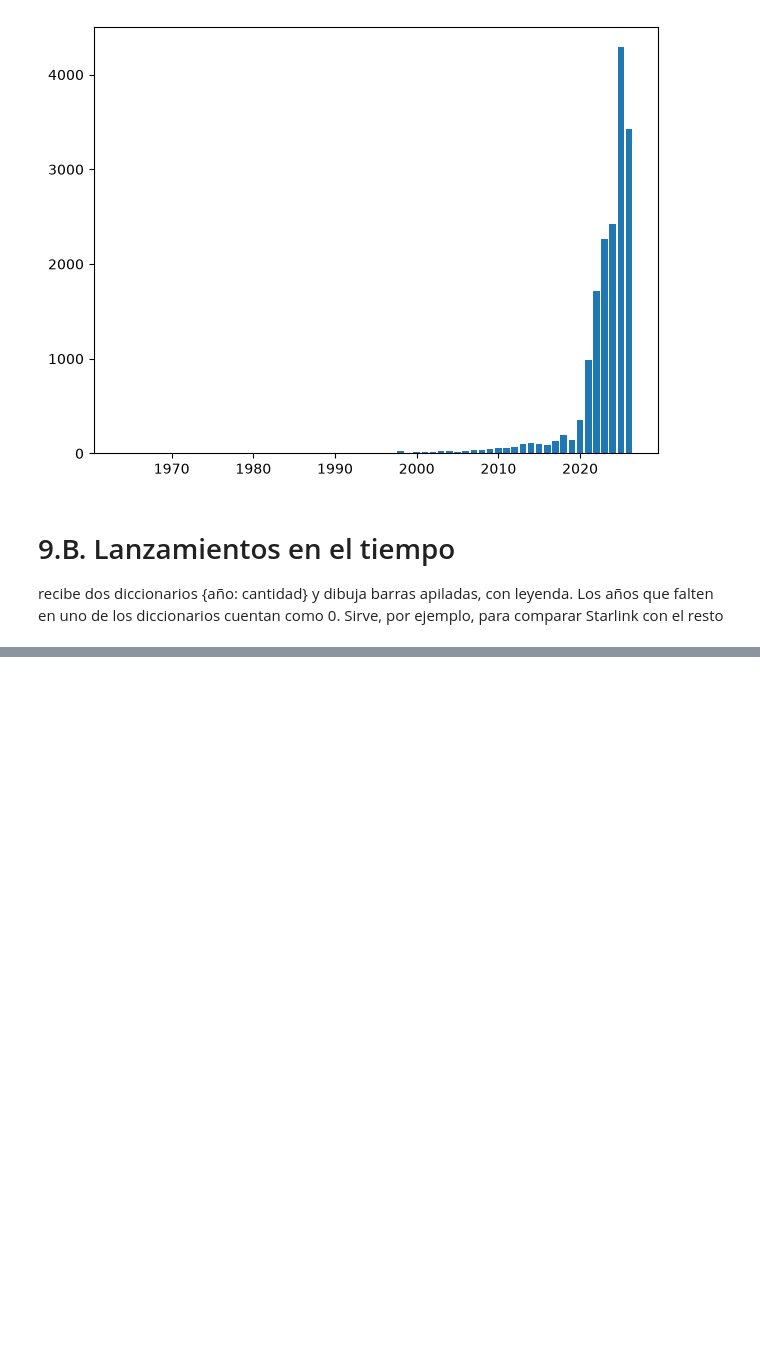
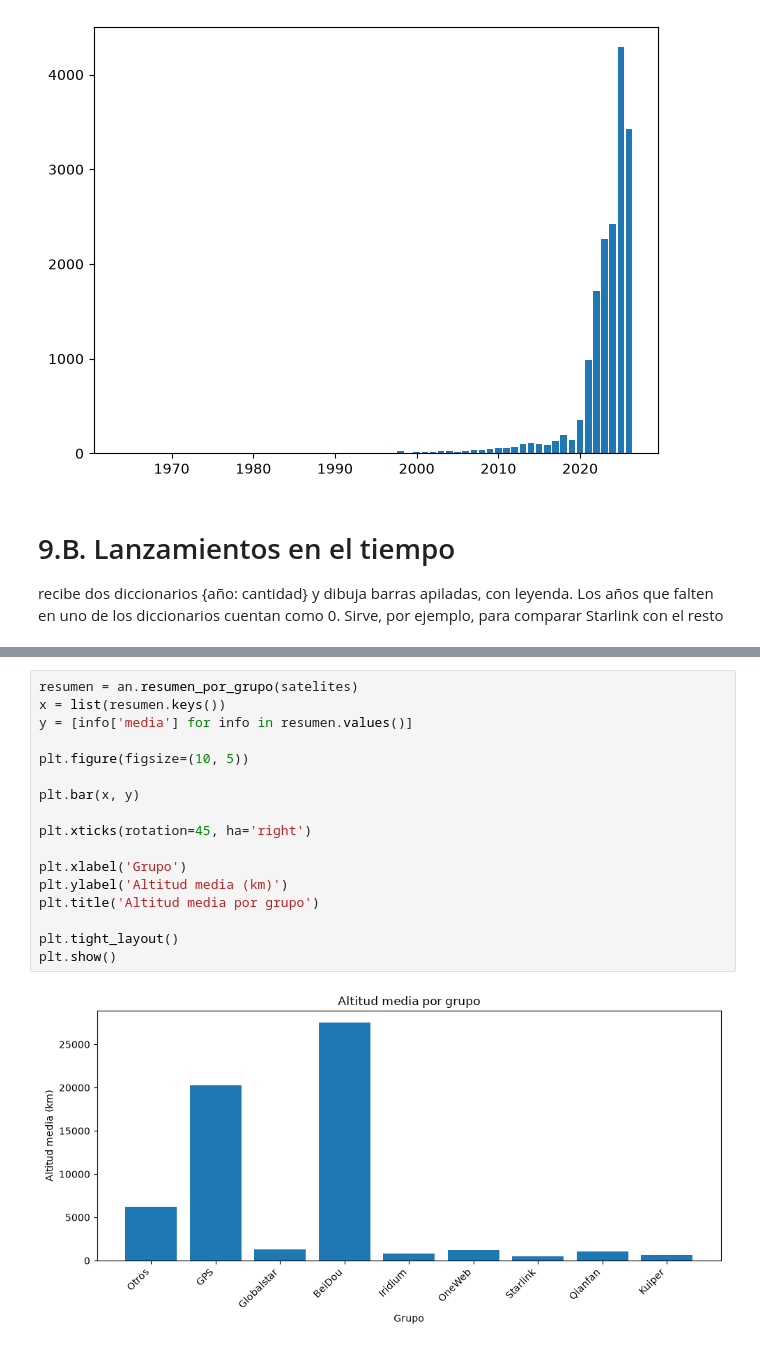
Before and after one commit to Luquitas911/proyecto-satelite, a Jupyter notebook: informe.ipynb, the cells around one changed output, grey strips where cells are left out. Saved outputs shown, nothing was run; the diff lists cells and outputs as text; blank space fills up the shorter version.

Commit message:
Agrego 'Grupos' a 'informe notebook' - Ezequiel

```diff
--- a/informe.ipynb
+++ b/informe.ipynb
@@ -279,0 +283,19 @@ plt.show()
+# %%
+resumen = an.resumen_por_grupo(satelites)
+x = list(resumen.keys())
+y = [info['media'] for info in resumen.values()]
+
+plt.figure(figsize=(10, 5))
+
+plt.bar(x, y)
+
+plt.xticks(rotation=45, ha='right')
+
+plt.xlabel('Grupo')
+plt.ylabel('Altitud media (km)')
+plt.title('Altitud media por grupo')
+
+plt.tight_layout()
+plt.show()
+# %% [output]
+[figure, added]
```
Also changed, not shown: parts of 3 cells of this notebook.
